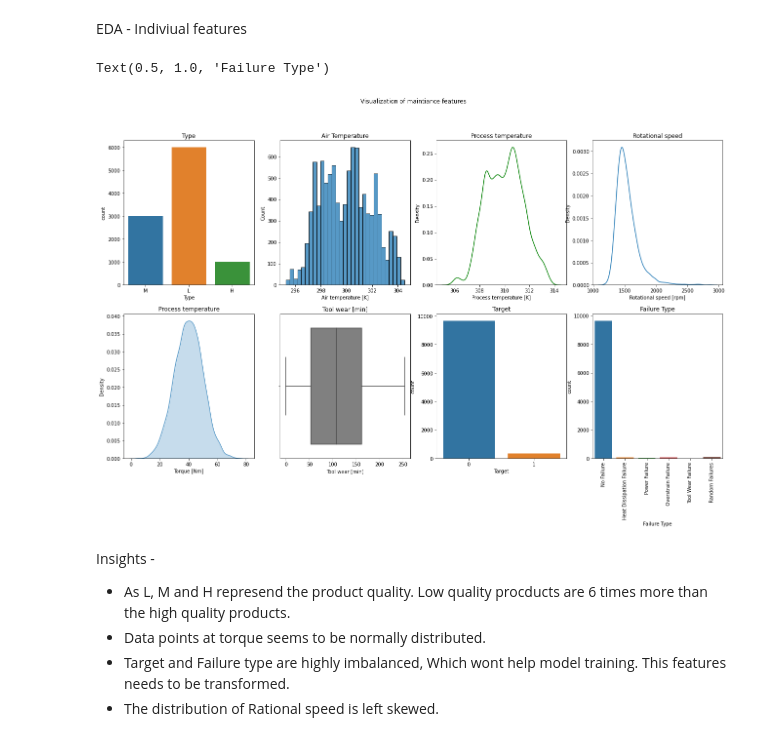
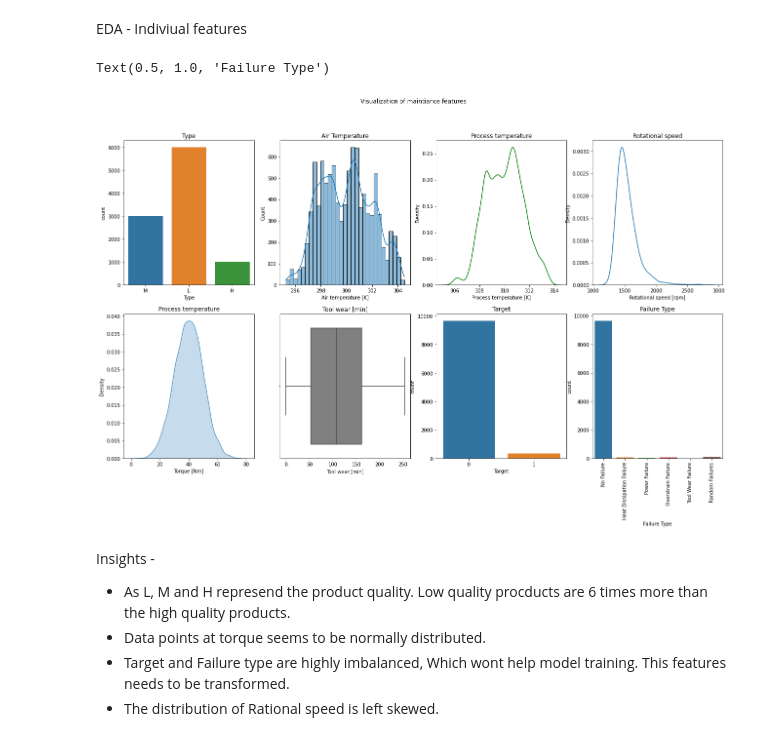
Before and after one commit to hargurjeet/MachineLearning, a Jupyter notebook: Predictive_Maintaince_Classification.ipynb, the cells around one changed output. Cells and saved outputs as stored; diff of their text form; code cells hidden in the pictures.

```diff
--- a/Predictive_Maintaince_Classification.ipynb
+++ b/Predictive_Maintaince_Classification.ipynb
@@ -139,36 +151,36 @@ sns.countplot(ax=axes[0,0], x=df_relevant_features.Type, data=df_relevant_featur
 axes[0, 0].set_title('Type')
 
 #Air Temperature
-sns.histplot(ax=axes[0,1], x="Air temperature [K]", data=df_relevant_features)
+sns.histplot(ax=axes[0,1], x="Air temperature [K]", data=df_relevant_features, kde=True)
 axes[0, 1].set_title("Air Temperature")
 
 #Process temperature [K]
 sns.kdeplot(ax=axes[0,2], x="Process temperature [K]", data=df_relevant_features, color='green')
 axes[0, 2].set_title("Process temperature")
 
 # Rotational speed [rpm]
 sns.kdeplot(ax=axes[0,3], x="Rotational speed [rpm]", data=df_relevant_features)
 axes[0, 3].set_title("Rotational speed")
 
 # Torque [Nm]
 sns.kdeplot(ax=axes[1,0], x="Torque [Nm]", data=df_relevant_features, fill=True)
 axes[1, 0].set_title("Process temperature")
 
 #Tool wear [min]
 sns.boxplot(ax=axes[1,1], x="Tool wear [min]", data=df_relevant_features, color='grey')
 axes[1, 1].set_title("Tool wear [min]")
 
 #Target
 sns.countplot(ax=axes[1,2], x=df_relevant_features.Target, data=df_relevant_features)
 axes[1, 2].set_title('Target')
 
 #Failure Type
 g = sns.countplot(ax=axes[1,3], x=df_relevant_features['Failure Type'], data=df_relevant_features)
 g.set_xticklabels(labels = df_relevant_features['Failure Type'].value_counts().index, rotation=90)
 axes[1, 3].set_title('Failure Type')
 # %% [output]
 Text(0.5, 1.0, 'Failure Type')
-[figure, old version]
+[figure, new version]
 # %% [markdown]
 Insights -
 - As L, M and H represend the product quality. Low quality procducts are 6 times more than the high quality products.
```
Also changed, not shown: parts of 16 cells of this notebook.
